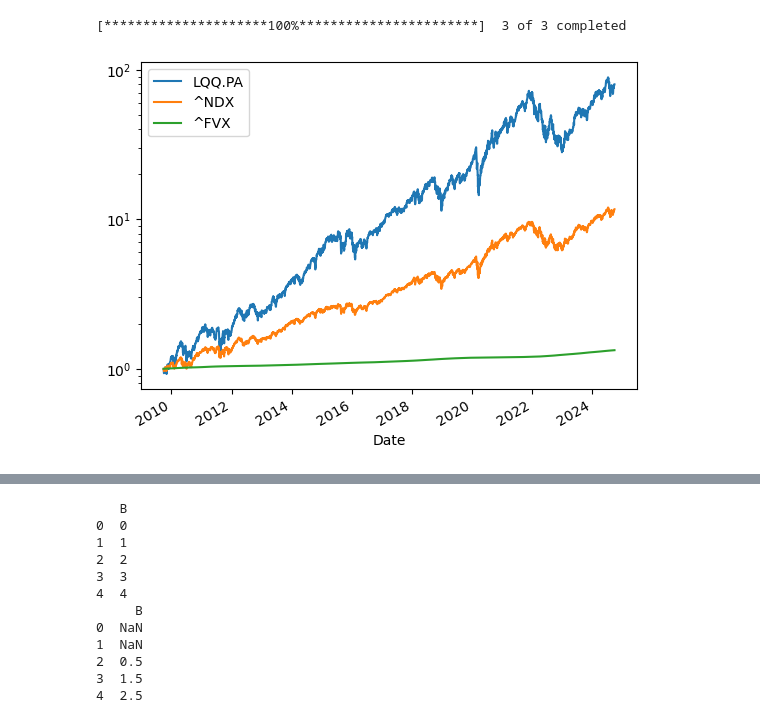
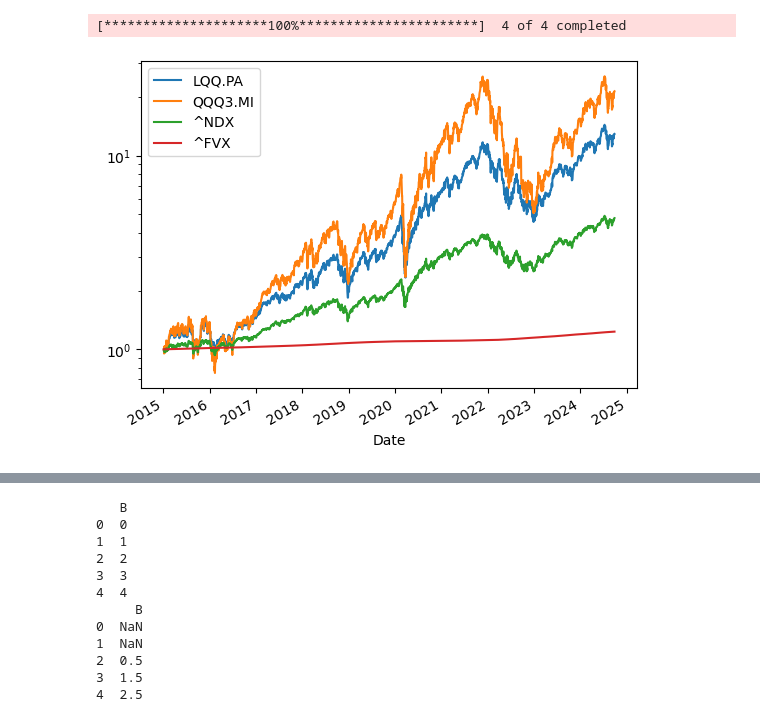
Before and after one commit to AlexLu94/MyFinancePortfolio, a Jupyter notebook: Leveraged_Portfolio_Analysis.ipynb, the cells around one changed output, grey strips where cells are left out. Cells and saved outputs as stored; diff of their text form; code cells hidden in the pictures.

```diff
--- a/Leveraged_Portfolio_Analysis.ipynb
+++ b/Leveraged_Portfolio_Analysis.ipynb
@@ -1,42 +94,39 @@
 # %%
-import yfinance as yf
-import matplotlib.pyplot as plt
-import numpy as np
-import pandas as pd
+
 
 # Tickers to download
-tickers   = ["LQQ.PA", "^NDX"]  # 2x Levearged NASDAQ100, NASDAQ100
-risk_free = ["^FVX"]            # US treasury yield (5 years)
+tickers   = ["LQQ.PA", "QQQ3.MI", "^NDX"]   # 2x Levearged NASDAQ100, 3x Levearged NASDAQ100, NASDAQ100
+risk_free = ["^FVX"]                        # US treasury yield (5 years)
 
 # Download the data from yf
-data      = yf.download(tickers+risk_free,group_by='Date', start="2009-09-27", end="2024-09-27")
+data      = yf.download(tickers+risk_free,group_by='Date', start="2015-01-01", end="2024-09-27")
 
 # Calculate the number of years and estimate the trading days per year
 num_years               = (data.index[-1]-data.index[0]).days/365
 trading_days_in_year    = int(len(data.index)/num_years)
 
-# For every ticker in the list, forward fill the empty days and generate a column of percentual change
+# For every ticker in the list, forward-fill the empty days and generate a column of percentual change
 for t in tickers:
     data[(t, 'Adj Close')] = data[(t, 'Adj Close')].ffill()
     data[(t,'Pct Change')] = data[(t, 'Adj Close')].pct_change()
 # The tickers in the risk_free list represent percentual changes thus they need to be treated differently
 for t in risk_free:
     data[(t, 'Adj Close')]  = data[(t, 'Adj Close')].ffill()
     data[(t, 'Pct Change')] = data[(t,'Adj Close')].div(100*trading_days_in_year)
     data[(t, 'Adj Close')]  = data[(t, 'Pct Change')].add(1).cumprod()
 # Sort again the indexes (after adding new columns)
 data.sort_index(axis=1, inplace=True)
 
 # Plot data
 for t in tickers+risk_free:
     data[(t,'Pct Change')].add(1).cumprod().plot(label=t)
 
 plt.yscale('log')
 plt.legend()
 plt.show()
 # %% [output]
-[*********************100%***********************]  3 of 3 completed
+[*********************100%***********************]  4 of 4 completed
-[figure, old version]
+[figure, new version]
 # %%
 print(f"Period: {num_years:.1f} years")
 riskfree_return =  ((data[('^FVX', 'Adj Close')].iloc[-1]/data[('^FVX', 'Adj Close')].iloc[0])**(1/num_years)-1)
```
Also changed, not shown: parts of 12 cells of this notebook, 1 other file.
